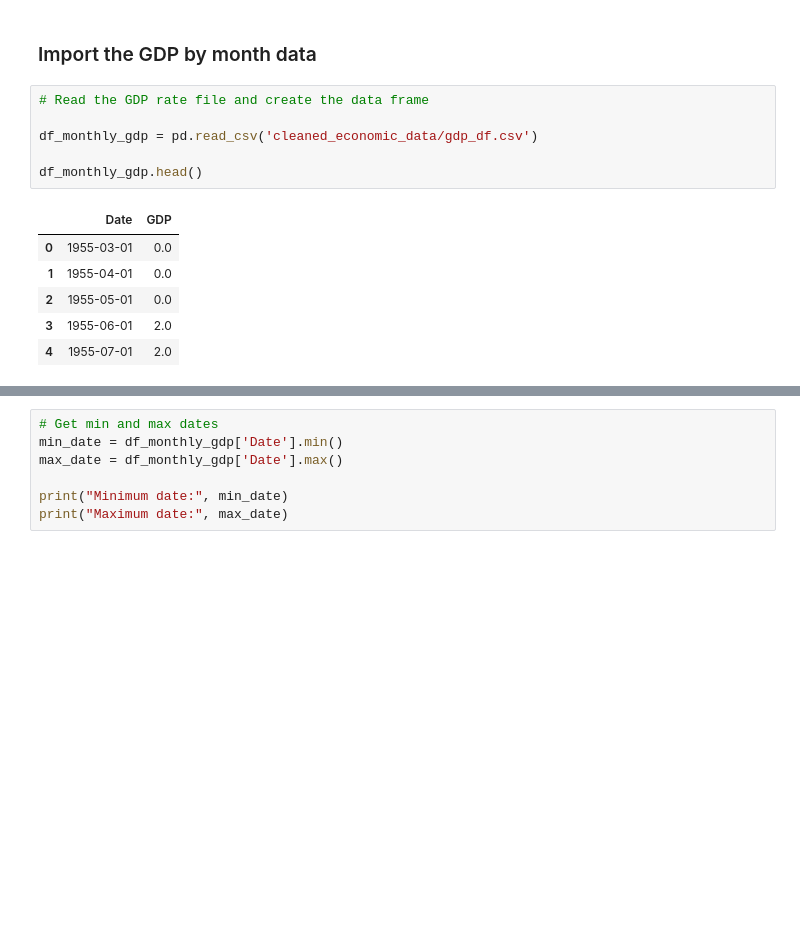
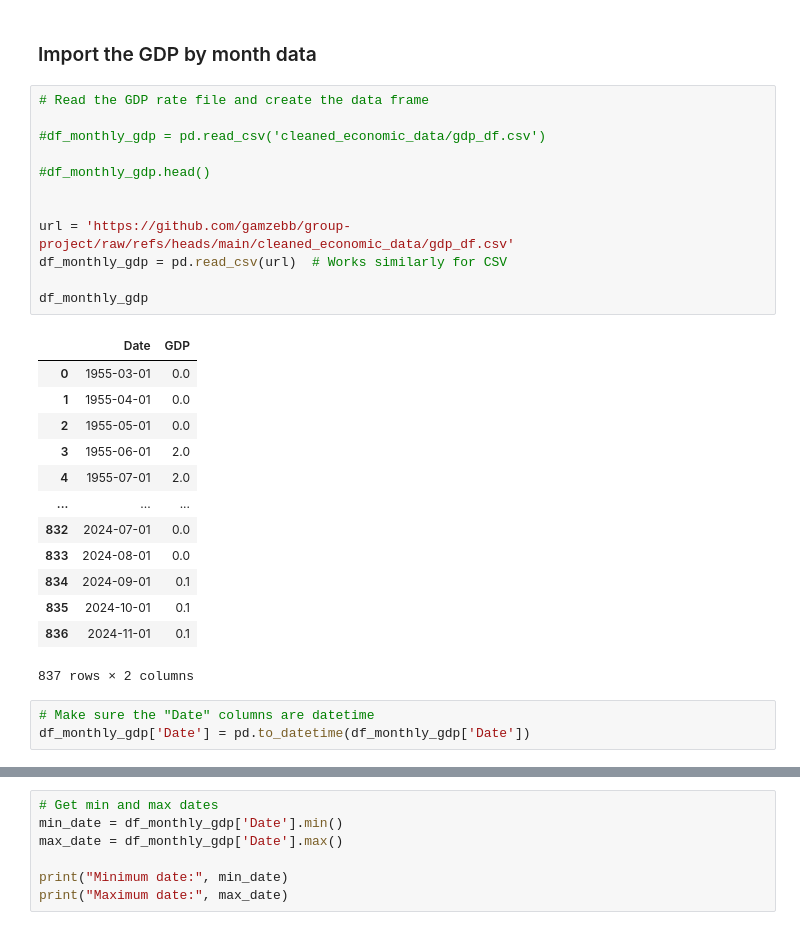
Before and after one commit to gamzebb/group-project, a Jupyter notebook: GDP Changes Analysis.ipynb, the cells around one changed output, grey strips where cells are left out. Saved outputs shown, nothing was run; the diff lists cells and outputs as text; blank space fills up the shorter version.

```diff
--- a/GDP Changes Analysis.ipynb
+++ b/GDP Changes Analysis.ipynb
@@ -19,13 +19,29 @@ import seaborn as sns
 # %%
 # Read the GDP rate file and create the data frame
 
-df_monthly_gdp = pd.read_csv('cleaned_economic_data/gdp_df.csv')
+#df_monthly_gdp = pd.read_csv('cleaned_economic_data/gdp_df.csv')
 
-df_monthly_gdp.head()
+#df_monthly_gdp.head()
+
+
+url = 'https://github.com/gamzebb/group-project/raw/refs/heads/main/cleaned_economic_data/gdp_df.csv'
+df_monthly_gdp = pd.read_csv(url)  # Works similarly for CSV
+
+df_monthly_gdp
 # %% [output]
 |  | Date | GDP |
 | 0 | 1955-03-01 | 0.0 |
 | 1 | 1955-04-01 | 0.0 |
 | 2 | 1955-05-01 | 0.0 |
 | 3 | 1955-06-01 | 2.0 |
 | 4 | 1955-07-01 | 2.0 |
+| ... | ... | ... |
+| 832 | 2024-07-01 | 0.0 |
+| 833 | 2024-08-01 | 0.0 |
+| 834 | 2024-09-01 | 0.1 |
+| 835 | 2024-10-01 | 0.1 |
+| 836 | 2024-11-01 | 0.1 |
+837 rows × 2 columns
+# %%
+# Make sure the "Date" columns are datetime
+df_monthly_gdp['Date'] = pd.to_datetime(df_monthly_gdp['Date'])
```
Also changed, not shown: parts of 3 cells of this notebook.
